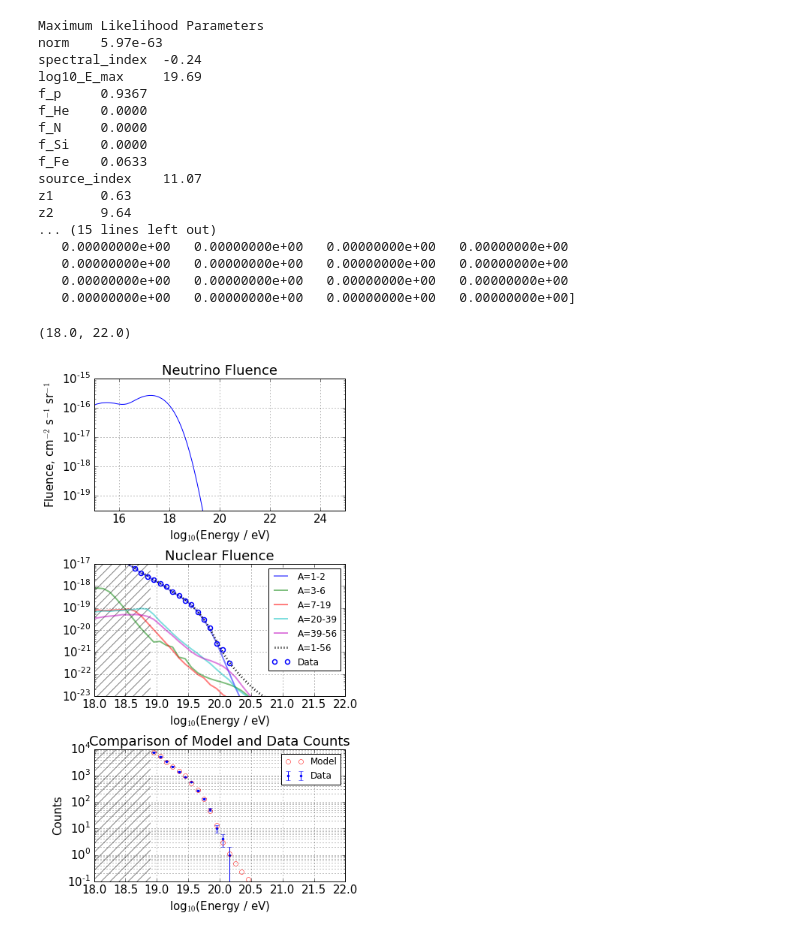
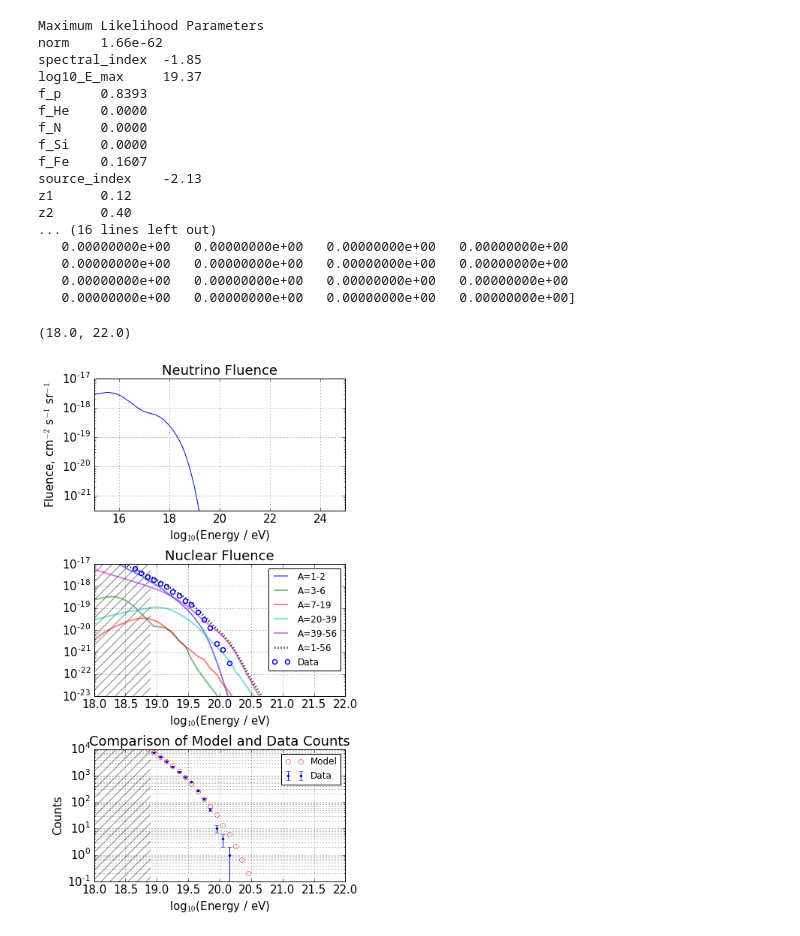
Before and after one commit to afromero/CRANE, a Jupyter notebook: examples/07_Likelihood_w_Xmax.ipynb, the cells around one changed output. Cells and saved outputs as stored; diff of their text form; code cells hidden in the pictures.

```diff
--- a/examples/07_Likelihood_w_Xmax.ipynb
+++ b/examples/07_Likelihood_w_Xmax.ipynb
@@ -262,10 +258,14 @@ print 'source_index\t%1.2f'%parms[7]
 print 'z1\t%1.2f'%parms[8]
 print 'z2\t%1.2f'%parms[9]
 print 'z3\t%1.2f'%parms[10]
-print 'uX\t%1.2f'%parms[11]
-fluences = fcalc.fluence_model(*parms)
+print 'log10_E_shift\t%1.2f'%parms[11]
+print 'uX\t%1.2f'%parms[12]
+fluences = fcalc.fluence_model(*parms[0:11])
+log10_E_shift = parms[11]
+uX = parms[12]
+
 nuclear_fluence = np.sum(fluences[1:], axis=0)
-N_model = Auger_Data.Counts_Model(nuclear_fluence[fcalc.observed_log10_E>18.8999])
+N_model = Auger_Data.Counts_Model(nuclear_fluence[fcalc.observed_log10_E>18.6999], log10_E_shift)
 
 lp = logposterior(res.x)
 print 'Model log-posterior:', lp
@@ -320,44 +320,44 @@ errorbar(Auger_Data.log10_Energy_low_edges[cut] + Auger_Data.d_log10_E/2.,
          Auger_Data.Counts[cut],
          #xerr = 0.05,
          yerr=[Auger_Data.Counts[cut]-p_interval[0][cut], p_interval[1][cut]-Auger_Data.Counts[cut]],
          fmt='.',
          label='Data')
 ylim(0.5, 1.e4)
 #xticks(np.arange(18.6, 20.2, 0.1), rotation=45)
 grid(True, which='both')
 ylabel('Counts')
 xlabel('log10 (Energy / eV)')
 title('Auger Counts by Energy Bin')
-plot(fcalc.observed_log10_E[fcalc.observed_log10_E>18.8999] + 0.05, N_model, 'o', mfc='none', mec='r', label='Model')
+plot(fcalc.observed_log10_E[fcalc.observed_log10_E>18.6999] + 0.05, N_model, 'o', mfc='none', mec='r', label='Model')
 grid(True, which='both')
 y1, y2 = ax3.get_ylim()
 y1=0.1
 fill_between([15., 18.9], [y1, y1], [y2,y2], facecolor='none', hatch='//', edgecolor='gray', linewidth=0.0)
 ylim(y1,y2)
 title('Comparison of Model and Data Counts')
 xlabel('log$_{10}$(Energy / eV)')
 legend()
 xlim(18.,22.)
 # %% [output]
 Maximum Likelihood Parameters
-norm    5.97e-63
-spectral_index  -0.24
-log10_E_max     19.69
-f_p     0.9367
+norm    1.66e-62
+spectral_index  -1.85
+log10_E_max     19.37
+f_p     0.8393
 f_He    0.0000
 f_N     0.0000
 f_Si    0.0000
-f_Fe    0.0633
-source_index    11.07
-z1      0.63
-z2      9.64
-... (15 lines left out)
+f_Fe    0.1607
+source_index    -2.13
+z1      0.12
+z2      0.40
+... (16 lines left out)
    0.00000000e+00   0.00000000e+00   0.00000000e+00   0.00000000e+00
    0.00000000e+00   0.00000000e+00   0.00000000e+00   0.00000000e+00
    0.00000000e+00   0.00000000e+00   0.00000000e+00   0.00000000e+00
    0.00000000e+00   0.00000000e+00   0.00000000e+00   0.00000000e+00]
 (18.0, 22.0)
-[figure, old version]
+[figure, new version]
 # %%
 f_A_array = fluences[1:] / nuclear_fluence
 #f_A_array = observed_log10_E
```
Also changed, not shown: parts of 6 cells of this notebook, 5 other files.
